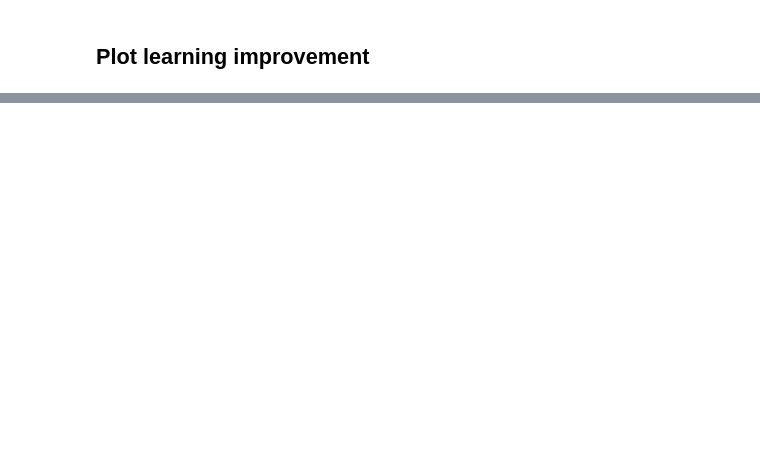
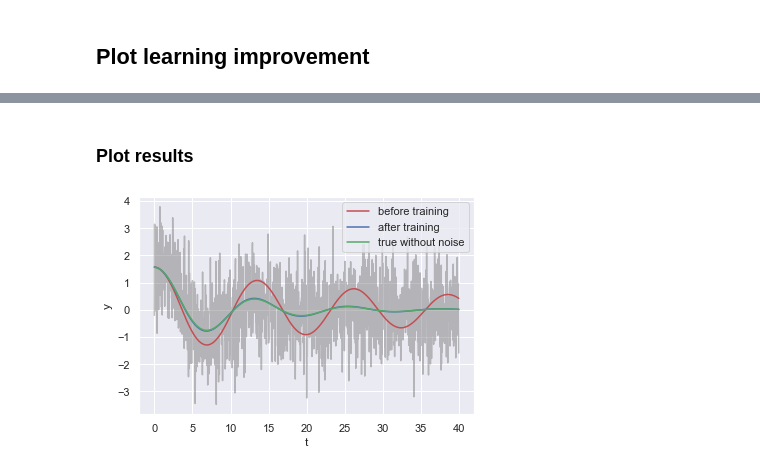
Before and after one commit to PierreAttard/Scientific-Machine-Learning, a Jupyter notebook: interactive.ipynb, the cells around one changed output, grey strips where cells are left out. Saved outputs shown, nothing was run; the diff lists cells and outputs as text; code cells hidden in the pictures; blank space fills up the shorter version.

```diff
--- a/interactive.ipynb
+++ b/interactive.ipynb
@@ -219,0 +199,17 @@ array([[False, False],
+# %%
+res_sim_with_wg = damp_pendulum_test.add_one_case(initial_condition)
+# %%
+utrain = u[np.newaxis, :, np.newaxis].astype(np.float32)  # add two axis in order to use tensorflow (batch, time step, numbre of input)
+tetha_train = res_sim_with_wg[:, 0][np.newaxis, :, np.newaxis]
+ub, lb = None, None
+initial_condition_tf = np.array(initial_condition).astype(np.float32)[np.newaxis, :]
+new_alpha = 0.05
+new_alpha_tf = np.array([new_alpha], dtype='float32')  # initial guess, true value is 0.2
+omega_tf = np.array([omega], dtype='float32')
+# %%
+model_wg = create_model(omega_tf, new_alpha_tf, dt, initial_state=initial_condition_tf, ub=ub, lb=lb,
+                        batch_input_shape=utrain.shape, optimizer=None)
+# %%
+y_pred_before_wg = model_wg.predict_on_batch(utrain)[0, :, :]
+historic_wg = model_wg.fit(utrain, tetha_train, epochs=200, steps_per_epoch=1, verbose=1)
+y_pred_wg = model_wg.predict_on_batch(utrain)[0, :, :]
@@ -219,0 +234,14 @@ array([[False, False],
+# %% [markdown]
+### Plot results
+# %%
+plt.plot(damp_pendulum_test.t, tetha_train[0, :, 0], 'gray', alpha=0.5)
+plt.plot(damp_pendulum_test.t, y_pred_before_wg[:, :], 'r', label='before training')
+plt.plot(damp_pendulum_test.t, y_pred_wg[:, :], 'b', label='after training')
+plt.plot(damp_pendulum_test.t, np.interp(damp_pendulum_test.t, damp_pendulum.t, res_sim1[:, 0]), 'g', label='true without noise')
+plt.xlabel('t')
+plt.ylabel('y')
+plt.grid('on')
+plt.legend()
+plt.show()
+# %% [output]
+[figure, added]
```
Also changed, not shown: parts of 83 cells of this notebook, 1 other file.
